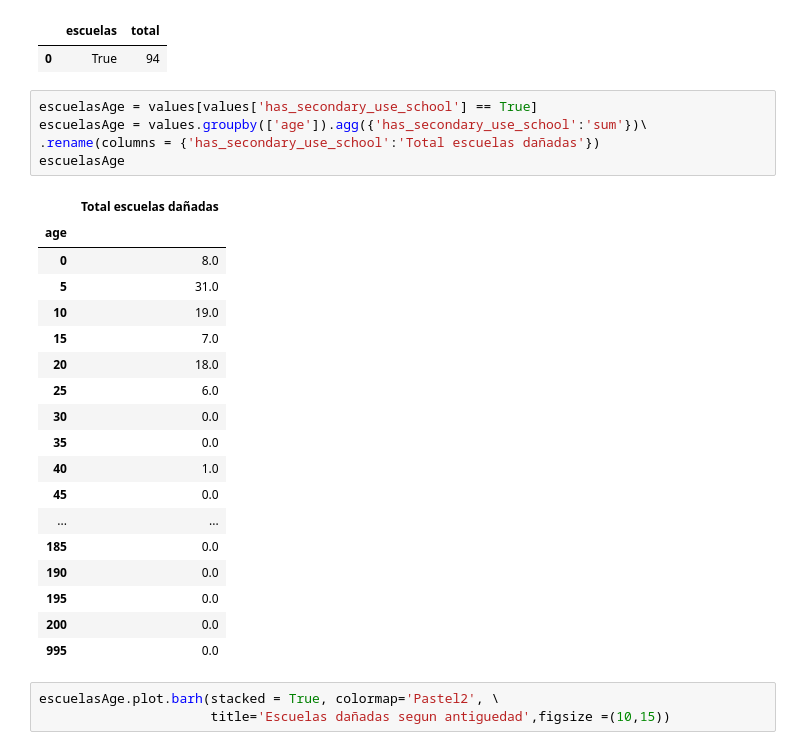
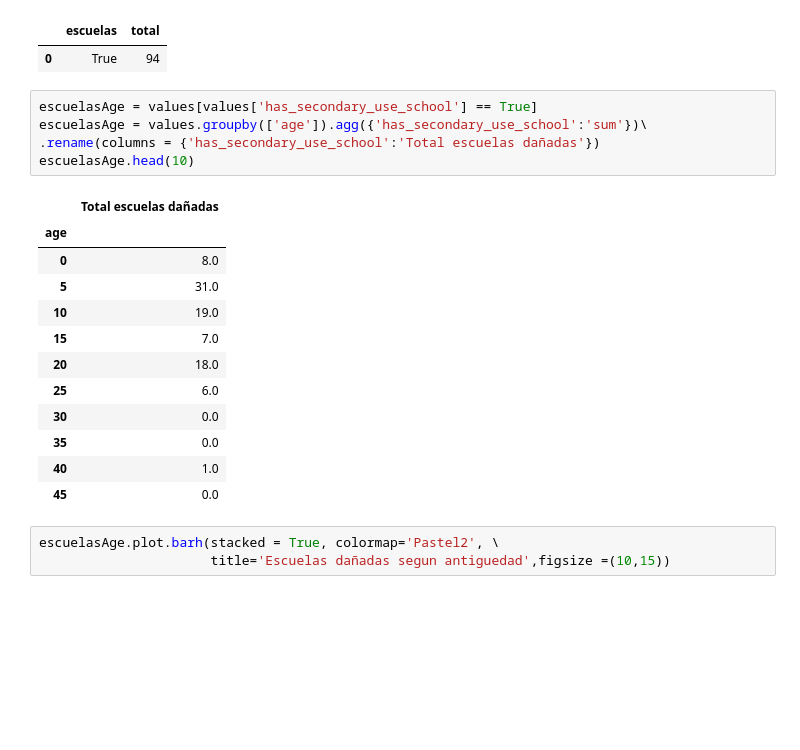
Before and after one commit to FranciscoGauna/TP-Datos-2021, a Jupyter notebook: Usos de las edificaciones.ipynb, the cells around one changed output. Cells and saved outputs as stored; diff of their text form; blank space fills up the shorter version.

```diff
--- a/Usos de las edificaciones.ipynb
+++ b/Usos de las edificaciones.ipynb
@@ -22,27 +22,21 @@ escuelas
 # %%
 escuelasAge = values[values['has_secondary_use_school'] == True]
 escuelasAge = values.groupby(['age']).agg({'has_secondary_use_school':'sum'})\
 .rename(columns = {'has_secondary_use_school':'Total escuelas dañadas'})
-escuelasAge
+escuelasAge.head(10)
 # %% [output]
 |  | Total escuelas dañadas |
 | age |  |
 | 0 | 8.0 |
 | 5 | 31.0 |
 | 10 | 19.0 |
 | 15 | 7.0 |
 | 20 | 18.0 |
 | 25 | 6.0 |
 | 30 | 0.0 |
 | 35 | 0.0 |
 | 40 | 1.0 |
 | 45 | 0.0 |
-| ... | ... |
-| 185 | 0.0 |
-| 190 | 0.0 |
-| 195 | 0.0 |
-| 200 | 0.0 |
-| 995 | 0.0 |
 # %%
 escuelasAge.plot.barh(stacked = True, colormap='Pastel2', \
                       title='Escuelas dañadas segun antiguedad',figsize =(10,15))
```
Also changed, not shown: parts of 15 cells of this notebook.
